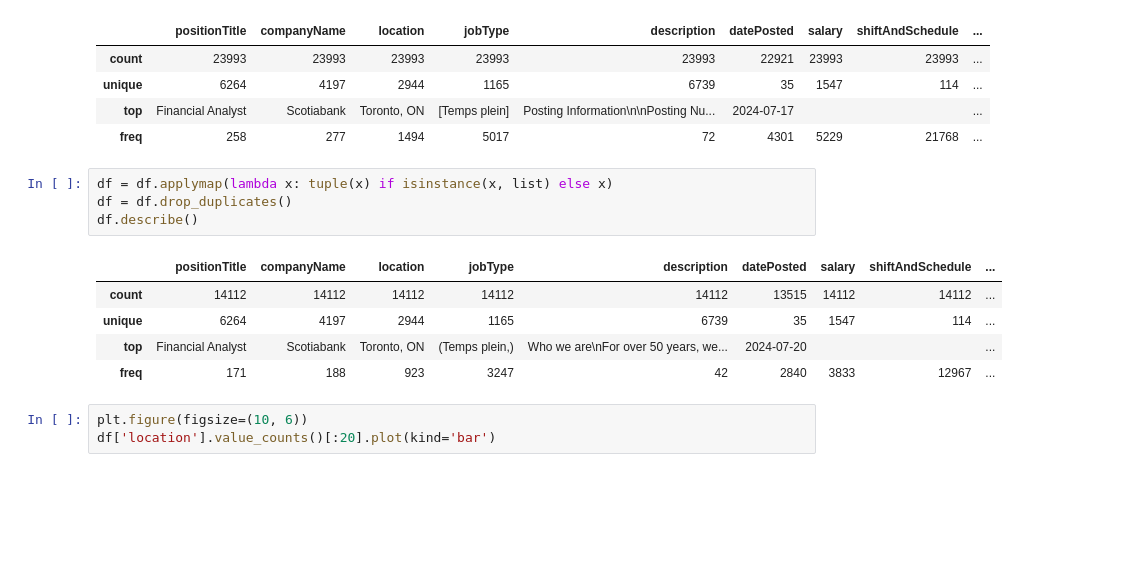
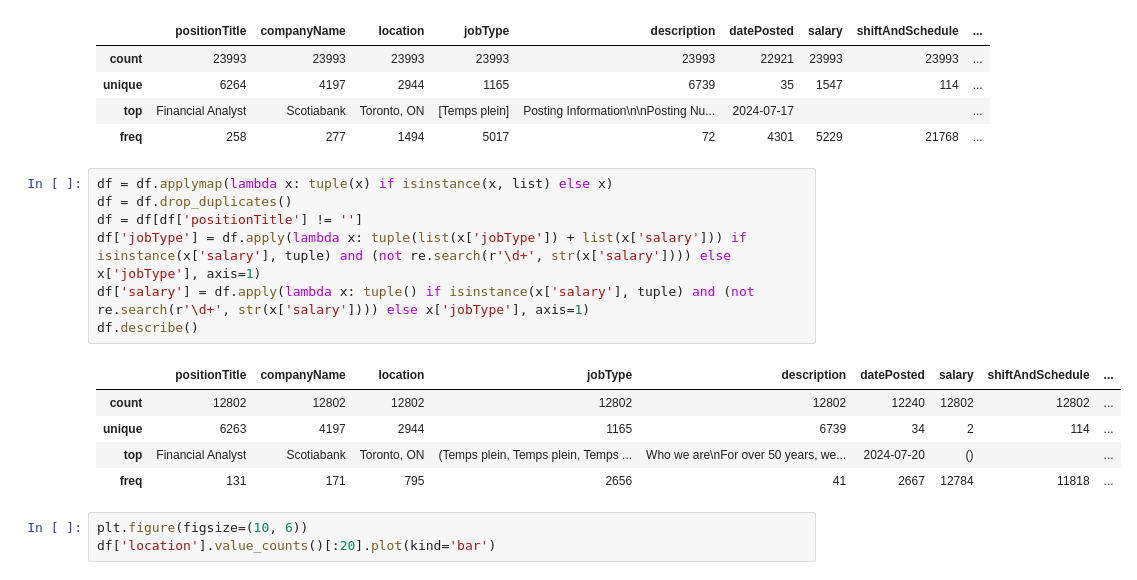
Before and after one commit to dedemilano/IndeedRecommender2, a Jupyter notebook: dataProcessing.ipynb, the cells around one changed output. Drawn from its saved outputs; the diff is of its cells as text; blank space fills up the shorter version.

```diff
--- a/dataProcessing.ipynb
+++ b/dataProcessing.ipynb
@@ -40,16 +41,19 @@ df.describe()
 | unique | 6264 | 4197 | 2944 | 1165 | 6739 | 35 | 1547 | 114 | ... |
 | top | Financial Analyst | Scotiabank | Toronto, ON | [Temps plein] | Posting Information\n\nPosting Nu... | 2024-07-17 |  |  | ... |
 | freq | 258 | 277 | 1494 | 5017 | 72 | 4301 | 5229 | 21768 | ... |
-# %%
-df = df.applymap(lambda x: tuple(x) if isinstance(x, list) else x)
-df = df.drop_duplicates()
-df.describe()
-# %% [output]
-|  | positionTitle | companyName | location | jobType | description | datePosted | salary | shiftAndSchedule | ... |
-| count | 14112 | 14112 | 14112 | 14112 | 14112 | 13515 | 14112 | 14112 | ... |
-| unique | 6264 | 4197 | 2944 | 1165 | 6739 | 35 | 1547 | 114 | ... |
-| top | Financial Analyst | Scotiabank | Toronto, ON | (Temps plein,) | Who we are\nFor over 50 years, we... | 2024-07-20 |  |  | ... |
-| freq | 171 | 188 | 923 | 3247 | 42 | 2840 | 3833 | 12967 | ... |
+# %%
+df = df.applymap(lambda x: tuple(x) if isinstance(x, list) else x)
+df = df.drop_duplicates()
+df = df[df['positionTitle'] != '']
+df['jobType'] = df.apply(lambda x: tuple(list(x['jobType']) + list(x['salary'])) if isinstance(x['salary'], tuple) and (not re.search(r'\d+', str(x['salary']))) else x['jobType'], axis=1)
+df['salary'] = df.apply(lambda x: tuple() if isinstance(x['salary'], tuple) and (not re.search(r'\d+', str(x['salary']))) else x['jobType'], axis=1)
+df.describe()
+# %% [output]
+|  | positionTitle | companyName | location | jobType | description | datePosted | salary | shiftAndSchedule | ... |
+| count | 12802 | 12802 | 12802 | 12802 | 12802 | 12240 | 12802 | 12802 | ... |
+| unique | 6263 | 4197 | 2944 | 1165 | 6739 | 34 | 2 | 114 | ... |
+| top | Financial Analyst | Scotiabank | Toronto, ON | (Temps plein, Temps plein, Temps ... | Who we are\nFor over 50 years, we... | 2024-07-20 | () |  | ... |
+| freq | 131 | 171 | 795 | 2656 | 41 | 2667 | 12784 | 11818 | ... |
 # %%
 plt.figure(figsize=(10, 6))
 df['location'].value_counts()[:20].plot(kind='bar')
```
Also changed, not shown: parts of 4 cells of this notebook, 1 other file.
